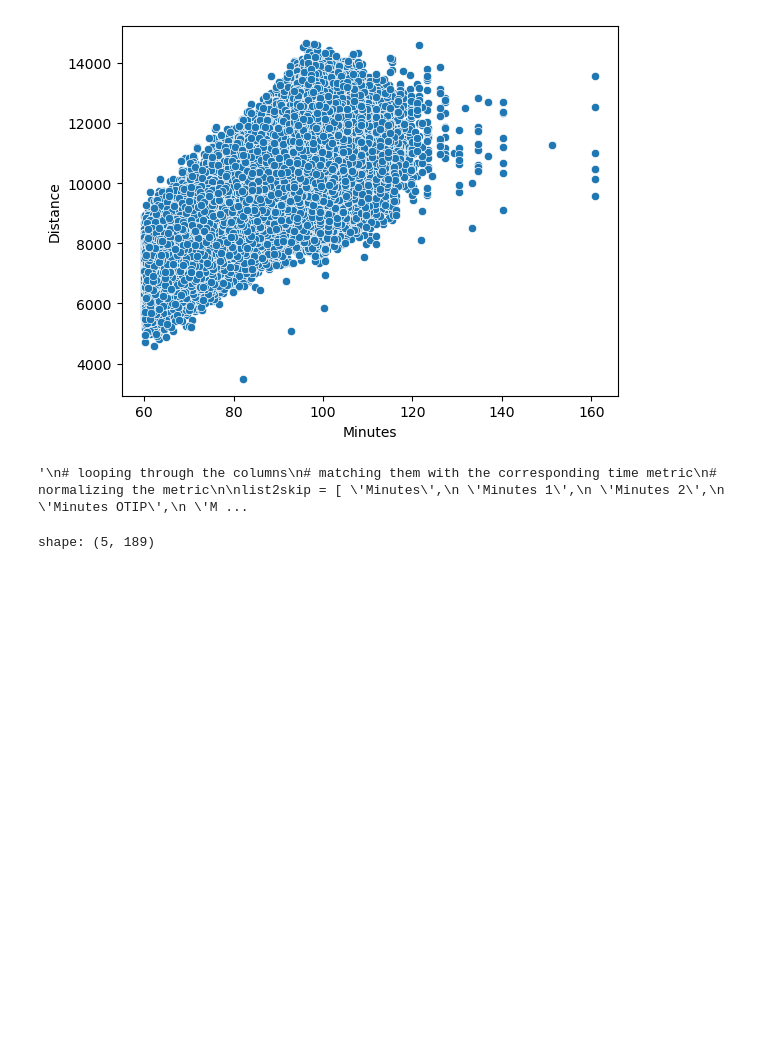
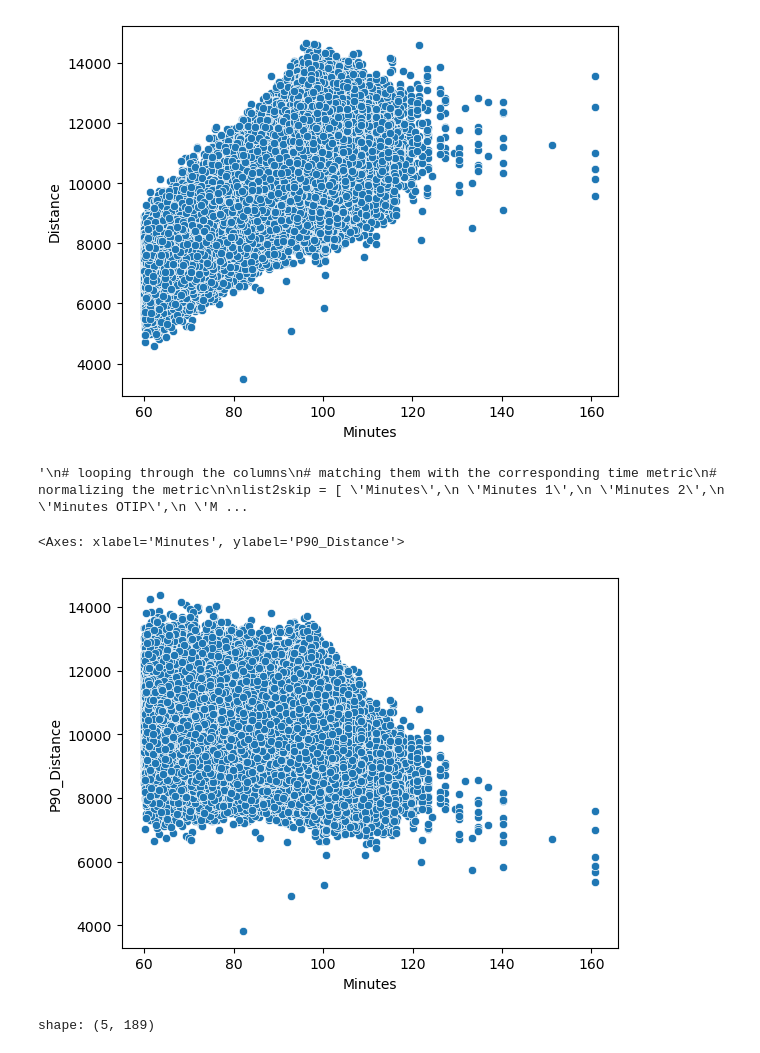
Before and after one commit to ihosten/internship_club_brugge, a Jupyter notebook: start_project/data_normilization.ipynb, the cells around one changed output. Saved outputs shown, nothing was run; the diff lists cells and outputs as text; code cells hidden in the pictures; blank space fills up the shorter version.

```diff
--- a/start_project/data_normilization.ipynb
+++ b/start_project/data_normilization.ipynb
@@ -233,8 +233,17 @@ for coln in tqdm(normalization_df.columns):
         divisor = "Minutes"
 
     normalization_df = normalization_df.with_columns(
-        (pl.col(coln) / pl.col(divisor)).alias(f"normalised {coln}")
+        ((pl.col(coln) / pl.col(divisor))*90).alias(f"P90_{coln}")
     )
+# %%
+#checking if the data is on a 90 minute scale
+# checking if the data is really not normalized
+sns.scatterplot(data=normalization_df,
+                x = "Minutes",
+                y = "P90_Distance")
+# %% [output]
+<Axes: xlabel='Minutes', ylabel='P90_Distance'>
+[figure, added]
 # %%
 normalization_df.head()
 # %% [output]
```
Also changed, not shown: parts of 6 cells of this notebook, 1 other file.
